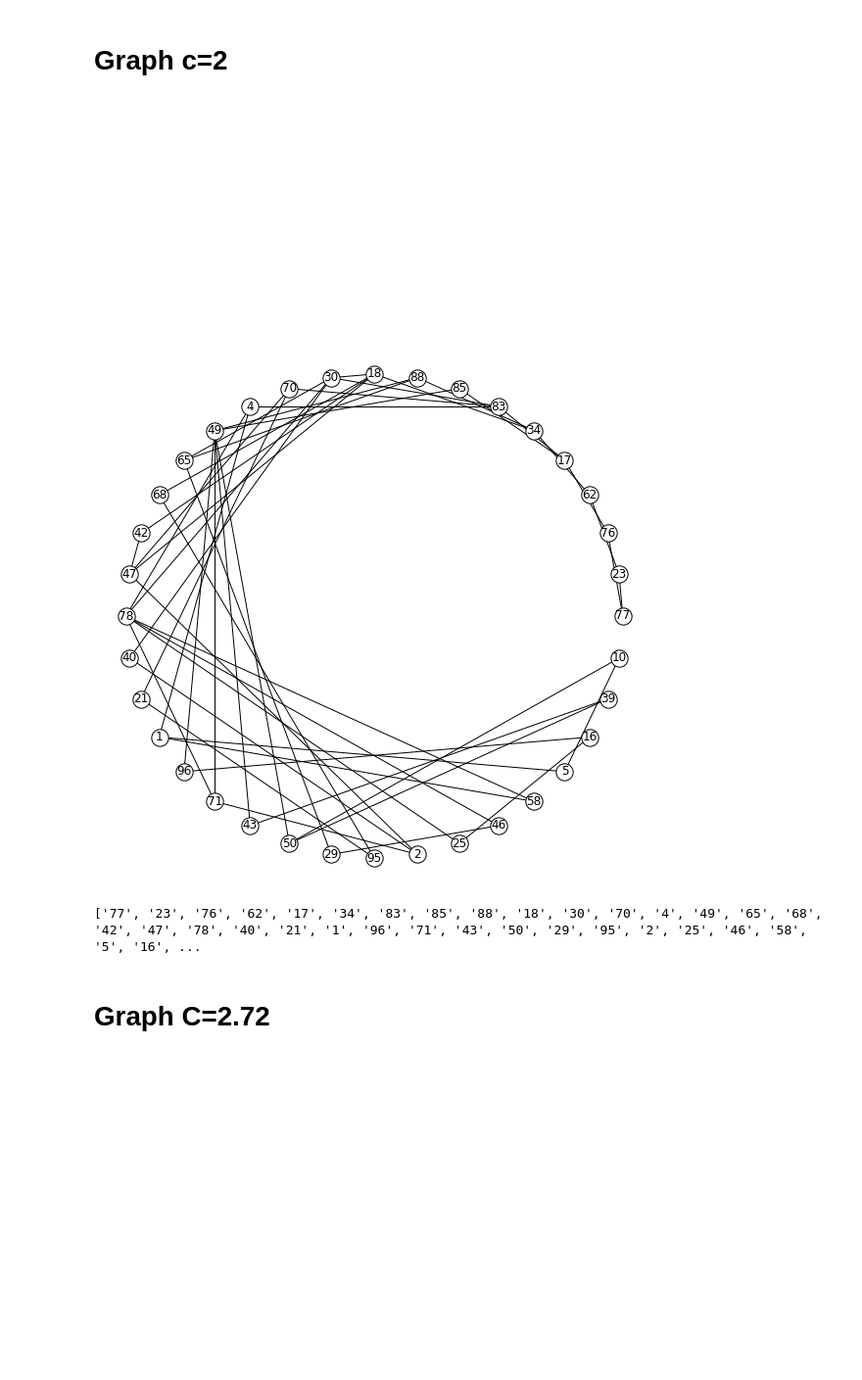
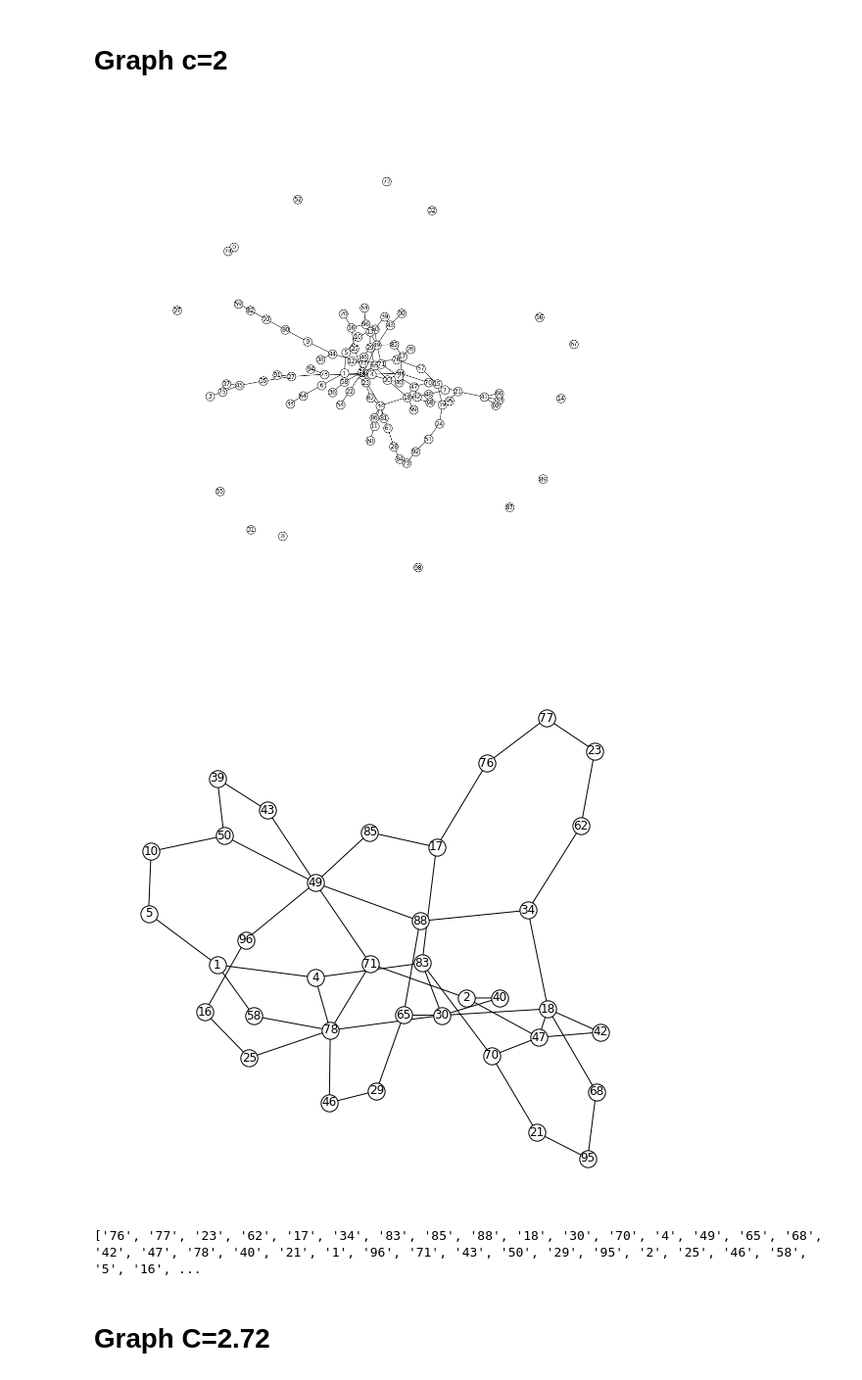
Before and after one commit to T1mors/FPR, a Jupyter notebook: 4 Phasenübergänge/Leaf_Removal.ipynb, the cells around one changed output. Shown at 98% size. Cells and saved outputs as stored; diff of their text form; code cells hidden in the pictures; blank space fills up the shorter version.

Commit message:
Graph C=2 korrigiert

```diff
--- a/4 Phasenübergänge/Leaf_Removal.ipynb
+++ b/4 Phasenübergänge/Leaf_Removal.ipynb
@@ -14,33 +14,34 @@ options = {
 # %%
 G = nx.read_adjlist("Graph_c2.adjlist")
 nx.write_adjlist(G, "Graph_c2.adjlist")
 
-# nx.draw_networkx(G, **options)
+fig, ax = plt.subplots(figsize=(20,20))
+nx.draw_networkx(G, **options, ax=ax)
 ax = plt.gca()
 ax.margins(0.20)
 
 leaves = list((v for v, d in G.degree() if d == 0 or d == 1))
 while len(leaves) != 0:
     for leaf in leaves:
         G.remove_node(leaf)
     leaves = list((v for v, d in G.degree() if d == 0 or d == 1))
 
 plt.axis("off")
 plt.show()
 
 # After removal
 fig, ax = plt.subplots(figsize=(10,10))
-nx.draw_networkx(G, **options, ax=ax, pos=nx.circular_layout(G))
+nx.draw_networkx(G, **options, ax=ax) #, pos=nx.circular_layout(G)
 plt.axis("off")
 plt.show()
 
 core = list(n for n in G.nodes())
 nx.write_adjlist(G, "Graph_c2_solved.adjlist")
 print(core)
 # %% [output]
-[figure, old version]
+[figure, new version]
-[figure, old version]
+[figure, new version]
-['77', '23', '76', '62', '17', '34', '83', '85', '88', '18', '30', '70', '4', '49', '65', '68', '42', '47', '78', '40', '21', '1', '96', '71', '43', '50', '29', '95', '2', '25', '46', '58', '5', '16', ...
+['76', '77', '23', '62', '17', '34', '83', '85', '88', '18', '30', '70', '4', '49', '65', '68', '42', '47', '78', '40', '21', '1', '96', '71', '43', '50', '29', '95', '2', '25', '46', '58', '5', '16', ...
 # %% [markdown]
 # Graph C=2.72
 # %%
```
Also changed, not shown: parts of 3 cells of this notebook, 3 other files.
